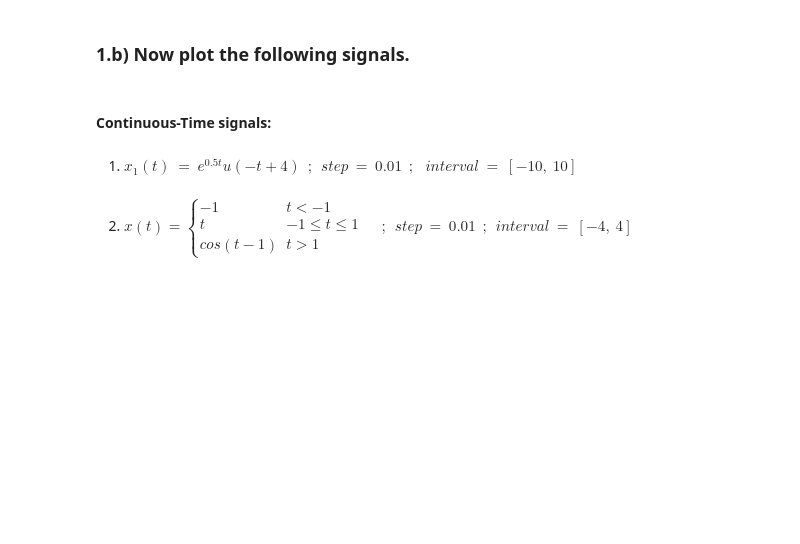
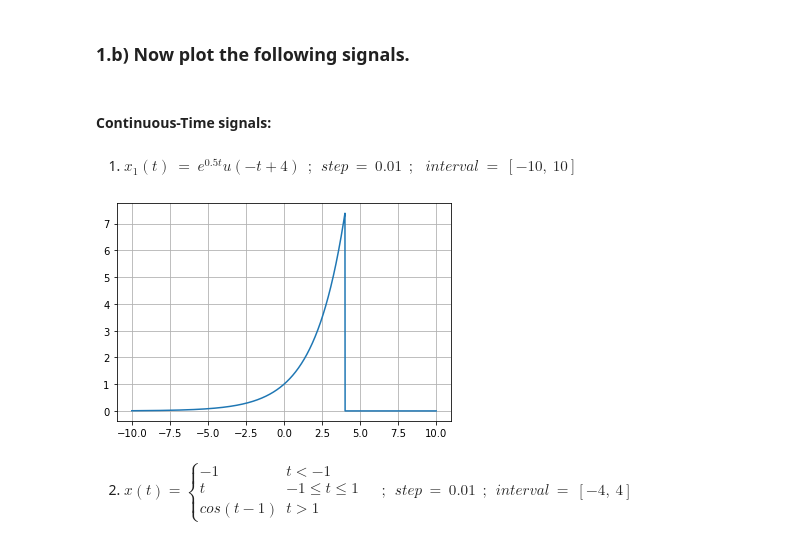
Before and after one commit to sajadalipour7/Signals-And-Systems, a Jupyter notebook: Introduction/SS_PA1.ipynb, the cells around one changed output. Drawn from its saved outputs; the diff is of its cells as text; code cells hidden in the pictures; blank space fills up the shorter version.

```diff
--- a/Introduction/SS_PA1.ipynb
+++ b/Introduction/SS_PA1.ipynb
@@ -47,6 +47,8 @@ Which results in:
 ### 1.a) Complete the following functions.
 # %%
 def plot_ct_signal(t, x_t):
+    plt.plot(t,x_t)
+    plt.grid()
     pass
 # %%
 t = np.arange(-3 * np.pi, 3 * np.pi, step=0.01)
@@ -65,5 +79,11 @@ plot_dt_signal(n=n, x_n=x_n)
 #### Continuous-Time signals:
 # %% [markdown]
 1. $x_1(t)\:=\:e^{0.5t}u(-t+4)\:\:;\:\:step\:=\:0.01\:\:;\:\:\:interval\:=\:[-10,\:10]$
+# %%
+n1=np.arange(-10,10,step=0.01)
+x1=np.exp(0.5*n1)*np.heaviside(-n1+4,0)
+plot_ct_signal(n1,x1)
+# %% [output]
+[figure, added]
 # %% [markdown]
 2. $x(t) = \begin{cases}-1 & t < -1\\t & -1 \leq t \leq 1\\cos(t-1) & t > 1\end{cases}\:\:\:\:\:;\:\:step\:=\:0.01\:\:;\:\:interval\:=\:[-4,\:4]$
```
Also changed, not shown: parts of 24 cells of this notebook.
